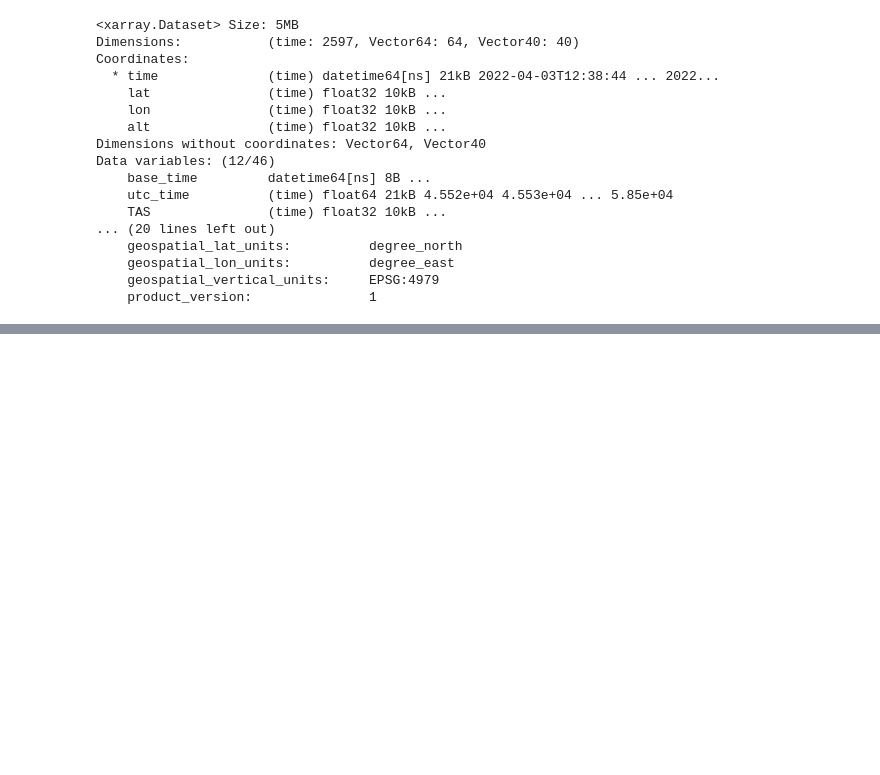
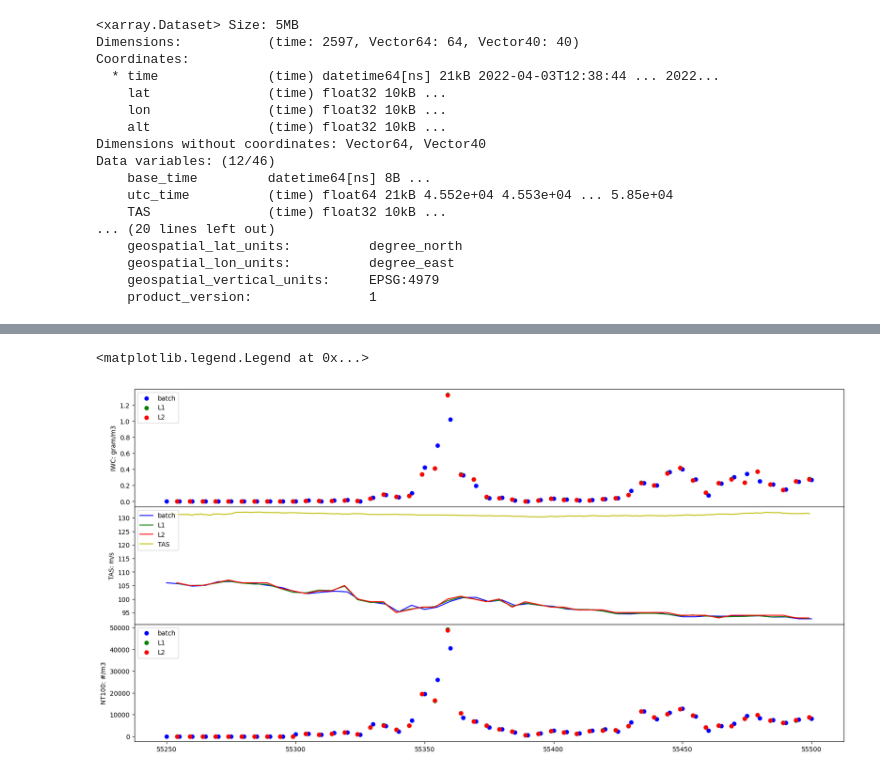
Before and after one commit to niellaNina/procIslasMicrophy, a Jupyter notebook: Compare_postprocessing.ipynb, the cells around one changed output, grey strips where cells are left out. Saved outputs shown, nothing was run; the diff lists cells and outputs as text; code cells hidden in the pictures; blank space fills up the shorter version.

```diff
--- a/Compare_postprocessing.ipynb
+++ b/Compare_postprocessing.ipynb
@@ -413,0 +425,17 @@ Data variables: (12/46)
+# %%
+t1=55250
+t2=55500
+l1_xds = l1_xds.where((l1_xds['utc_time']>=t1) & (l1_xds['utc_time']<=t2), drop=True)
+l2_xds = l2_xds.where((l2_xds['utc_time']>=t1) & (l2_xds['utc_time']<=t2), drop=True)
+batch_xds = batch_xds.where((batch_xds['utc_time']>=t1) & (batch_xds['utc_time']<=t2), drop=True)
+tas_df=tas_df[tas_df['time'].between(t1,t2)]
+
+print('L1')
+print(l1_xds.utc_time.values.min())
+print(l1_xds.utc_time.values.max())
+print('L2')
+print(l2_xds.utc_time.values.min())
+print(l2_xds.utc_time.values.max())
+print('batch')
+print(batch_xds.utc_time.values.min())
+print(batch_xds.utc_time.values.max())
@@ -413,0 +529,29 @@ Data variables: (12/46)
+# %%
+# Plot IWC from all
+
+fig = plt.figure(figsize=(20,10))
+ax = fig.subplots(3,1, sharex=True)
+
+fig.subplots_adjust(hspace=0)
+
+ax[0].scatter(batch_xds['utc_time'], batch_xds['IWC100'], c='b', label='batch')
+ax[0].scatter(l1_xds['utc_time'], l1_xds['IWC100'],c='g', label='L1')
+ax[0].scatter(l2_xds['utc_time'], l2_xds['IWC100'], c='r', label='L2')
+ax[0].set_ylabel(f'IWC: {l1_xds['IWC100'].attrs['units']}')
+ax[0].legend(loc='upper left')
+
+ax[1].plot(batch_xds['utc_time'], batch_xds['TAS'], c='b', label='batch')
+ax[1].plot(l1_xds['utc_time'], l1_xds['TAS'],c='g', label='L1')
+ax[1].plot(l2_xds['utc_time'], l2_xds['TAS'], c='r', label='L2')
+ax[1].plot(tas_df.time,tas_df.tas, c='y', label='TAS')
+ax[1].set_ylabel(f'TAS: {l1_xds['TAS'].attrs['units']}')
+ax[1].legend(loc='upper left')
+
+ax[2].scatter(batch_xds['utc_time'], batch_xds['NT100'], c='b', label='batch')
+ax[2].scatter(l1_xds['utc_time'], l1_xds['NT100'],c='g', label='L1')
+ax[2].scatter(l2_xds['utc_time'], l2_xds['NT100'], c='r', label='L2')
+ax[2].set_ylabel(f'NT100: {l1_xds['NT100'].attrs['units']}')
+ax[2].legend(loc='upper left')
+# %% [output]
+<matplotlib.legend.Legend at 0x...>
+[figure, added]
```
Also changed, not shown: parts of 22 cells of this notebook, 5 other files.
